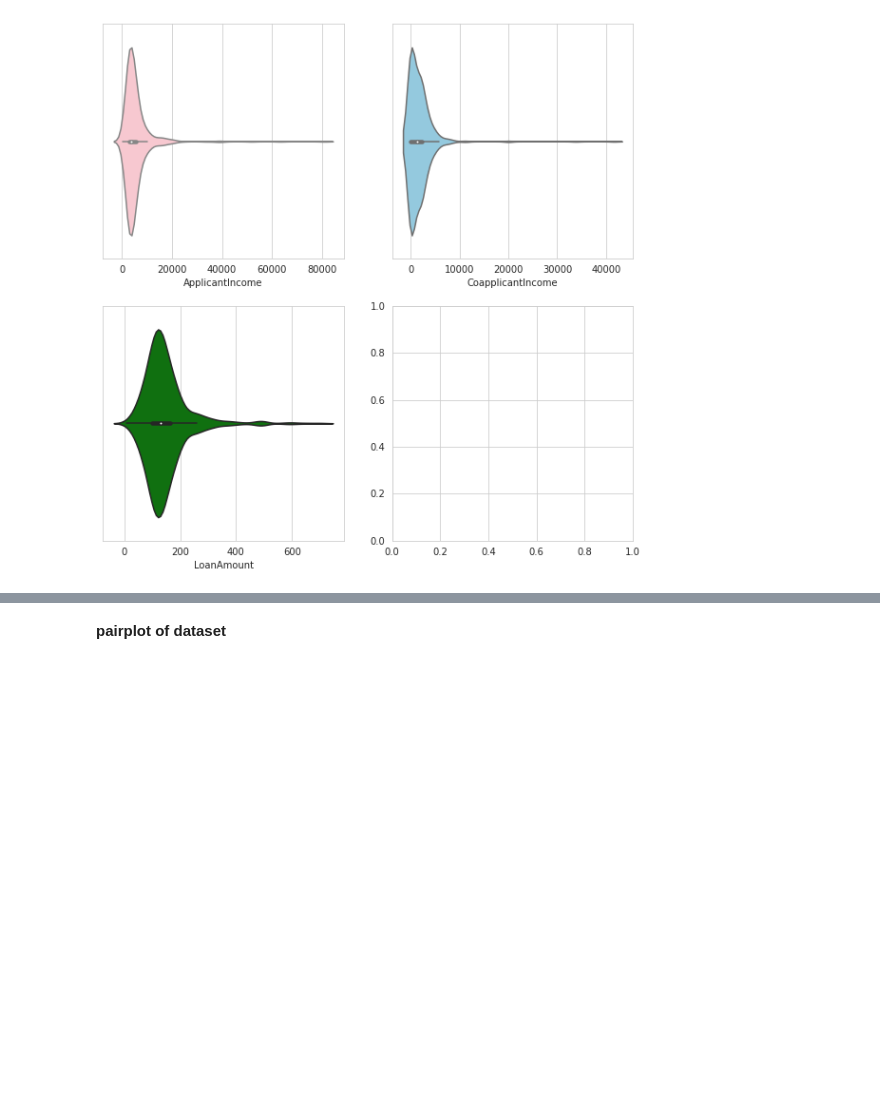
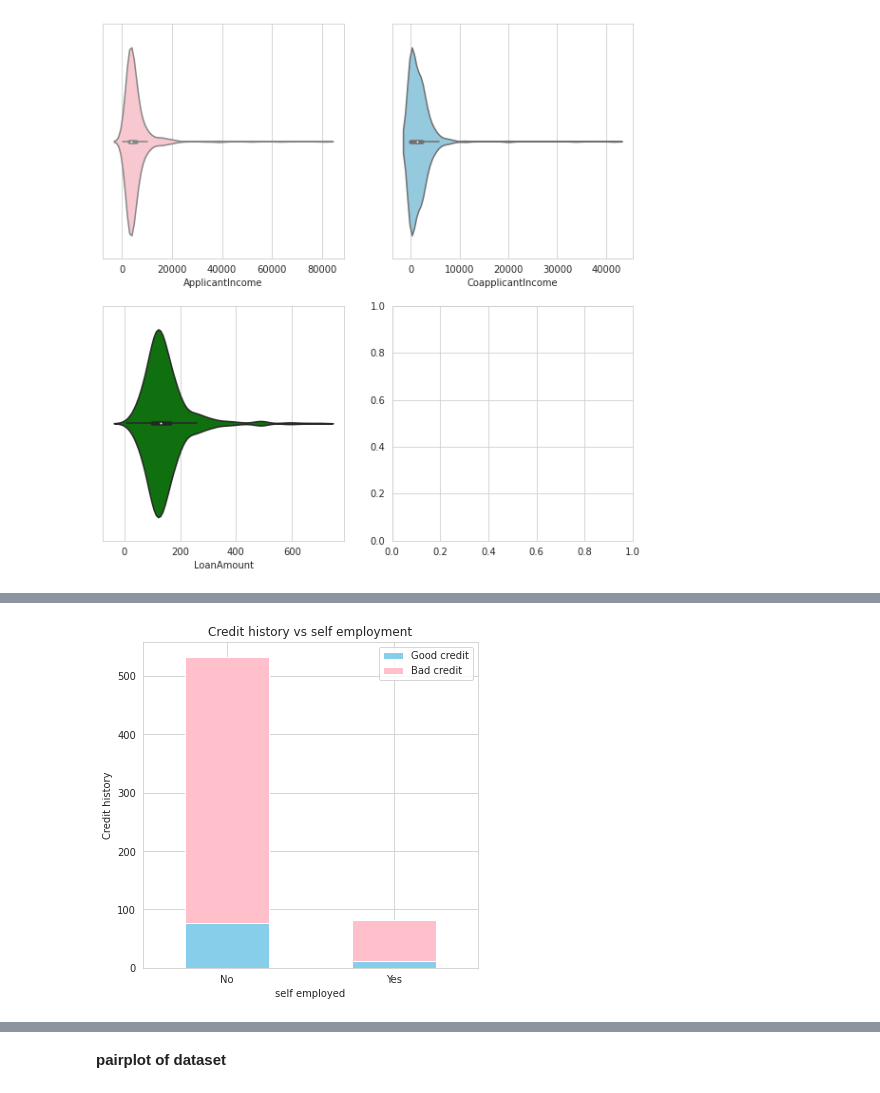
Before and after one commit to BibekRai44/Loan-Approval-Analysis, a Jupyter notebook: loan-approval-analysis.ipynb, the cells around one changed output, grey strips where cells are left out. Drawn from its saved outputs; the diff is of its cells as text; code cells hidden in the pictures; blank space fills up the shorter version.

```diff
--- a/loan-approval-analysis.ipynb
+++ b/loan-approval-analysis.ipynb
@@ -331,0 +344,10 @@ sns.violinplot(data=df,x="LoanAmount",color='green',kde=True,ax=axs[1,0])
+# %%
+pd.crosstab(df.Self_Employed,df.Credit_History).plot(kind='bar',stacked=True,figsize=(6,6),color=['skyblue','pink'])
+plt.title('Credit history vs self employment')
+plt.xlabel('self employed')
+plt.ylabel('Credit history')
+plt.legend(['Good credit','Bad credit'])
+plt.xticks(rotation=0)
+plt.show()
+# %% [output]
+[figure, added]
```
Also changed, not shown: parts of 5 cells of this notebook.
